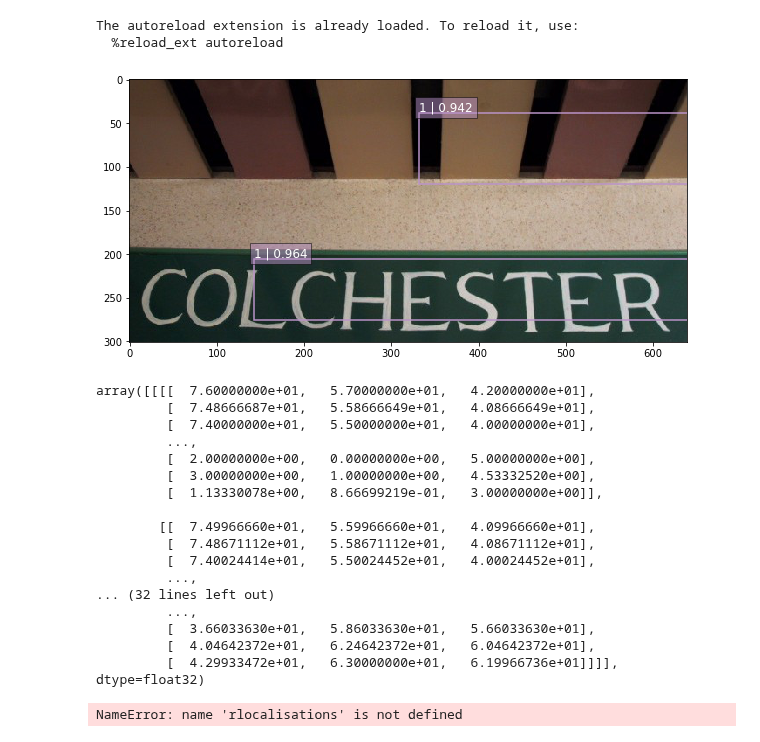
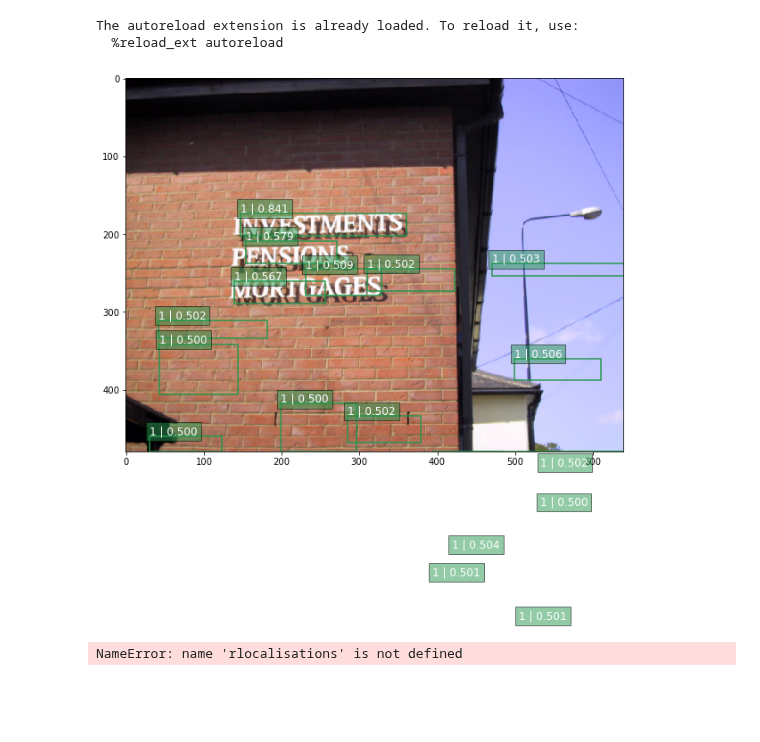
Before and after one commit to bindung/TextBoxes-TensorFlow, a Jupyter notebook: Notes/Textbox_eval.ipynb, the cells around one changed output. Saved outputs shown, nothing was run; the diff lists cells and outputs as text; code cells hidden in the pictures; blank space fills up the shorter version.

```diff
--- a/Notes/Textbox_eval.ipynb
+++ b/Notes/Textbox_eval.ipynb
@@ -62,7 +62,7 @@ saver.restore(isess, '../checkpoints/model.ckpt-18686')
 anchors = net.anchors(net_shape)
 # %%
 # Main image processing routine.
-def process_image(img, select_threshold=0.90, nms_threshold=.1, net_shape=(300, 300)):
+def process_image(img, select_threshold=0.5, nms_threshold=.1, net_shape=(300, 300)):
     # Run SSD network.
     rimg, rpredictions, rlocalisations, rbbox_img = isess.run([image_4d,predictions, localisations, bbox_img],
                                                               feed_dict={img_input: img})
@@ -73,37 +73,17 @@ def process_image(img, select_threshold=0.90, nms_threshold=.1, net_shape=(300,
             select_threshold=select_threshold, img_shape=net_shape, num_classes=2, decode=True)
 
     rbboxes = np_methods.bboxes_clip(rbboxes)
-    rclasses, rscores, rbboxes = np_methods.bboxes_sort(rclasses, rscores, rbboxes, top_k=200)
-    #rclasses, rscores, rbboxes = np_methods.bboxes_nms(rclasses, rscores, rbboxes, nms_threshold=nms_threshold)
+    rclasses, rscores, rbboxes = np_methods.bboxes_sort(rclasses, rscores, rbboxes, top_k=-1)
+    rclasses, rscores, rbboxes = np_methods.bboxes_nms(rclasses, rscores, rbboxes, nms_threshold=nms_threshold)
     # Resize bboxes to original image shape. Note: useless for Resize.WARP!
-    rbboxes,rclasses, rscores = np_methods.non_max_suppression_fast(rclasses, rscores,rbboxes, nms_threshold)
+    #rbboxes,rclasses, rscores = np_methods.non_max_suppression_fast(rclasses, rscores,rbboxes, nms_threshold)
     rbboxes = np_methods.bboxes_resize(rbbox_img, rbboxes)
     return rclasses, rscores, rbboxes,rimg
 # %%
-img = mpimg.imread('../data/ICDAR2013/ICDAR-Training-Images/110.jpg')
+img = mpimg.imread('../data/ICDAR2013/ICDAR-Training-Images/124.jpg')
 rclasses, rscores, rbboxes,rimg =  process_image(img)
 
 # visualization.bboxes_draw_on_img(img, rclasses, rscores, rbboxes, visualization.colors_plasma)
 visualization.plt_bboxes(img, rclasses, rscores, rbboxes)
 # %% [output]
-[figure, old version]
+[figure, new version]
-# %%
-rimg
-# %% [output]
-array([[[[  7.60000000e+01,   5.70000000e+01,   4.20000000e+01],
-         [  7.48666687e+01,   5.58666649e+01,   4.08666649e+01],
-         [  7.40000000e+01,   5.50000000e+01,   4.00000000e+01],
-         ...,
-         [  2.00000000e+00,   0.00000000e+00,   5.00000000e+00],
-         [  3.00000000e+00,   1.00000000e+00,   4.53332520e+00],
-         [  1.13330078e+00,   8.66699219e-01,   3.00000000e+00]],
-
-        [[  7.49966660e+01,   5.59966660e+01,   4.09966660e+01],
-         [  7.48671112e+01,   5.58671112e+01,   4.08671112e+01],
-         [  7.40024414e+01,   5.50024452e+01,   4.00024452e+01],
-         ...,
-... (32 lines left out)
-         ...,
-         [  3.66033630e+01,   5.86033630e+01,   5.66033630e+01],
-         [  4.04642372e+01,   6.24642372e+01,   6.04642372e+01],
-         [  4.29933472e+01,   6.30000000e+01,   6.19966736e+01]]]], dtype=float32)
```
Also changed, not shown: parts of 2 cells of this notebook, 2 other files.
